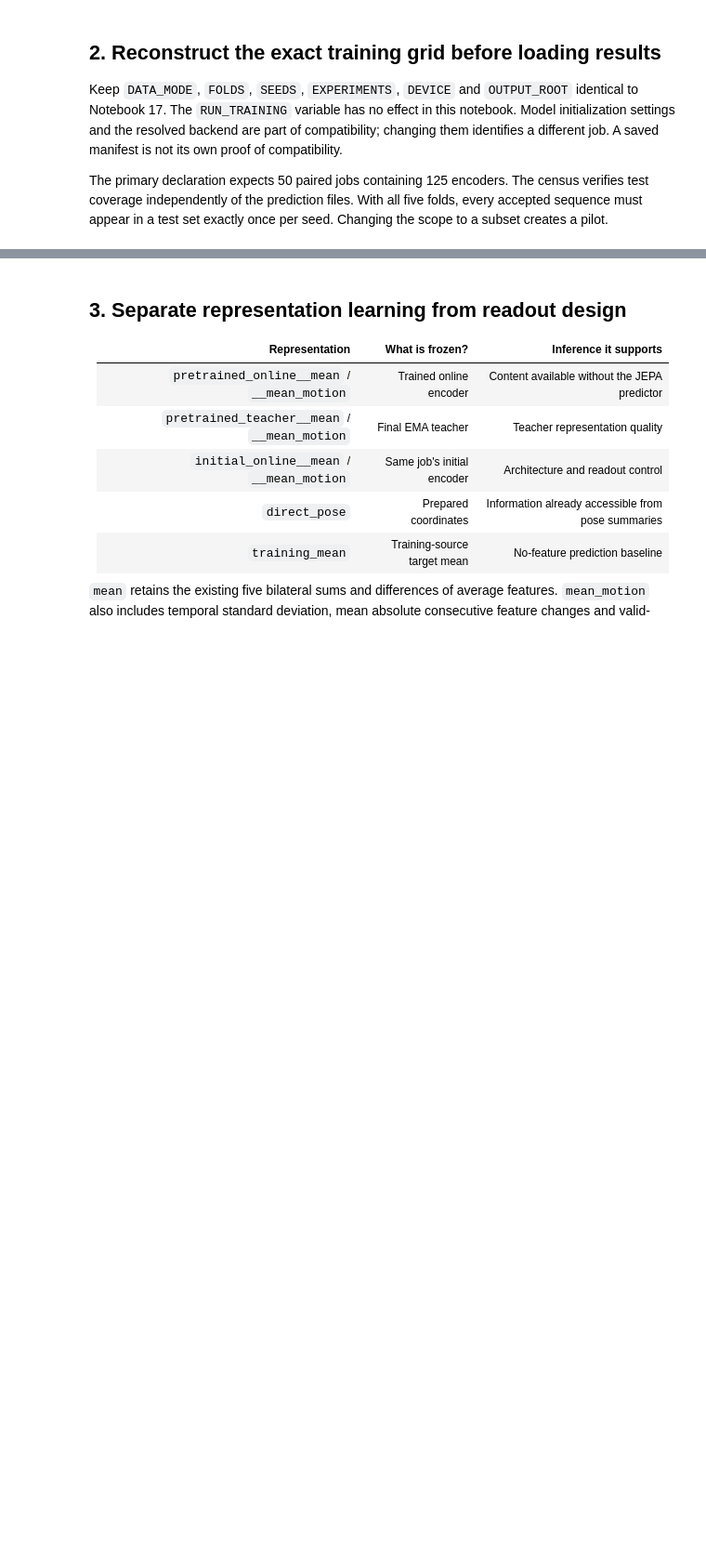
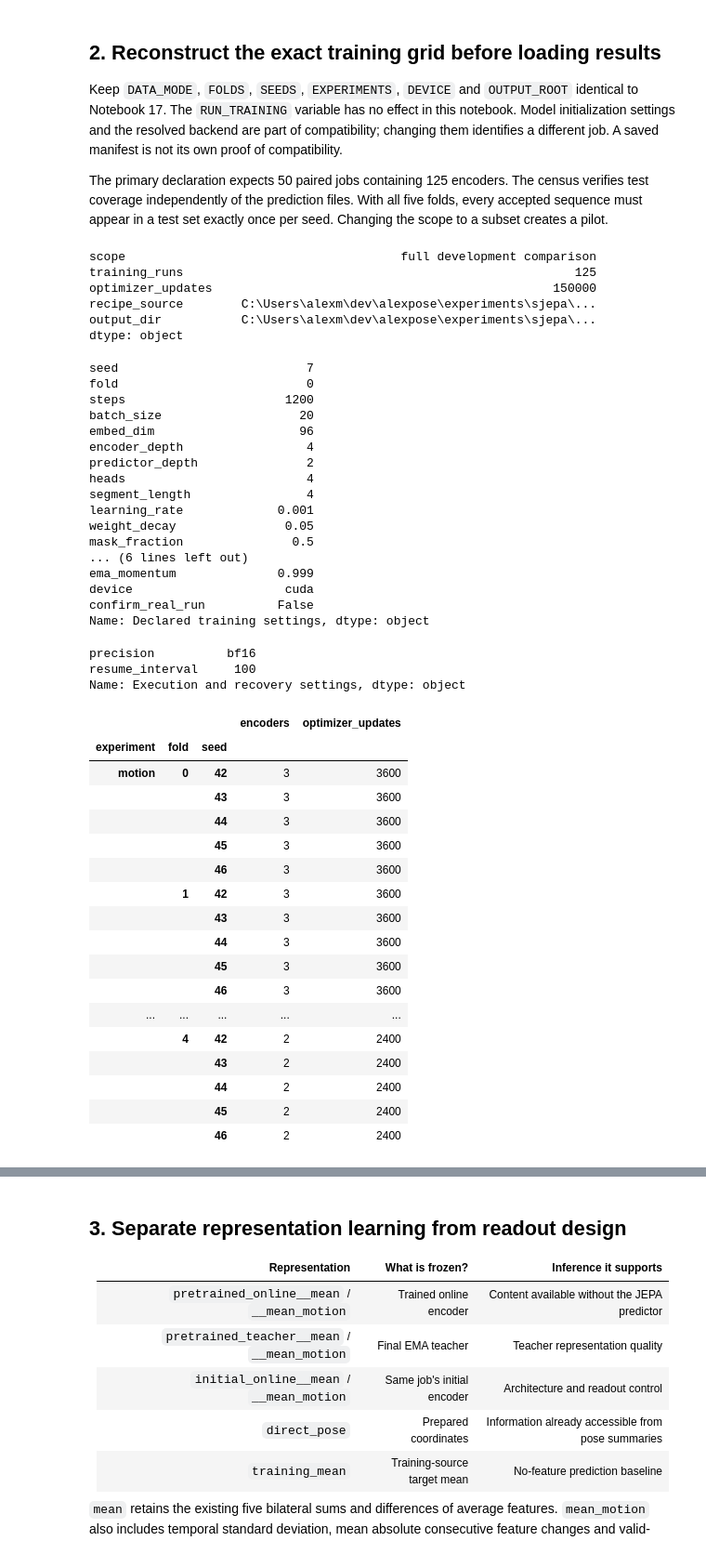
Before and after one commit to brilliantbeaver/alexpose, a Jupyter notebook: experiments/sjepa/gavd5-drift/neurips-laterality/18_motion_information_and_readout.ipynb, the cells around one changed output, grey strips where cells are left out. Shown at 93% size. Cells and saved outputs as stored; diff of their text form; code cells hidden in the pictures; blank space fills up the shorter version.

```diff
--- a/experiments/sjepa/gavd5-drift/neurips-laterality/18_motion_information_and_readout.ipynb
+++ b/experiments/sjepa/gavd5-drift/neurips-laterality/18_motion_information_and_readout.ipynb
@@ -110,0 +106,21 @@ print(f"Training enabled={RUN_TRAINING}; outputs={OUTPUT_ROOT}")
+# %%
+from laterality_extensions.motion_gavd import gavd_plan, readout_contrasts
+DATA_MODE = os.getenv("LATERALITY_MOTION_DATA_MODE", "gavd")
+FOLDS = (0, 1, 2, 3, 4)
+SEEDS = (42, 43, 44, 45, 46)
+EXPERIMENTS = tuple(os.getenv("LATERALITY_MOTION_EXPERIMENTS", "motion,regions").split(","))
+CREATE_MISSING_INPUTS = True
+DEVICE = os.getenv("LATERALITY_DEVICE", "auto")
+# Keep the numerical mode identical in Notebooks 17 and 18.
+PRECISION = os.getenv("LATERALITY_MOTION_PRECISION", "fp32")  # or "bf16" on native CUDA BF16 hardware
+RESUME_INTERVAL = int(os.getenv("LATERALITY_MOTION_RESUME_INTERVAL", "100"))
+# Same explicit training switch as Notebook 12; also accept the study-specific alias.
+RUN_TRAINING = os.getenv("LATERALITY_MOTION_RUN_REAL",
+                        os.getenv("LATERALITY_RESEARCH_RUN_REAL", "0")) == "1"
+if DATA_MODE == "synthetic":
+    FOLDS, SEEDS = (0,), (42,)
+    print("EXPLICIT SYNTHETIC SOFTWARE CHECK: one fold/seed, one update, no GAVD evidence")
+OUTPUT_ROOT = Path(os.getenv("LATERALITY_MOTION_OUTPUT_ROOT", str(SUITE_ROOT / "artifacts" /
+    ("motion_structured" if DATA_MODE == "gavd" else "motion_structured_synthetic"))))
+print(f"Mode={DATA_MODE}; folds={FOLDS}; seeds={SEEDS}; device={DEVICE}")
+print(f"Training enabled={RUN_TRAINING}; outputs={OUTPUT_ROOT}")
@@ -148,0 +206,56 @@ display(pd.DataFrame([{"experiment": e, **arm} for e, arms in plan["arms"].items
+# %%
+plan = gavd_plan(inputs, experiments=EXPERIMENTS, device=DEVICE, output_dir=OUTPUT_ROOT,
+                 precision=PRECISION, resume_interval=RESUME_INTERVAL)
+display(pd.Series({key: plan[key] for key in
+    ("scope", "training_runs", "optimizer_updates", "recipe_source", "output_dir")}))
+display(pd.Series(plan["settings"], name="Declared training settings"))
+display(pd.Series(plan["execution"], name="Execution and recovery settings"))
+display(plan["workload"].groupby(["experiment", "fold", "seed"], sort=False).agg(
+    encoders=("condition", "size"), optimizer_updates=("updates", "sum")))
+display(pd.DataFrame([{"experiment": e, **arm} for e, arms in plan["arms"].items()
+                      for arm in arms.values()]))
+# %% [output]
+scope                                      full development comparison
+training_runs                                                      125
+optimizer_updates                                               150000
+recipe_source        C:\Users\alexm\dev\alexpose\experiments\sjepa\...
+output_dir           C:\Users\alexm\dev\alexpose\experiments\sjepa\...
+dtype: object
+seed                          7
+fold                          0
+steps                      1200
+batch_size                   20
+embed_dim                    96
+encoder_depth                 4
+predictor_depth               2
+heads                         4
+segment_length                4
+learning_rate             0.001
+weight_decay               0.05
+mask_fraction               0.5
+... (6 lines left out)
+ema_momentum              0.999
+device                     cuda
+confirm_real_run          False
+Name: Declared training settings, dtype: object
+precision          bf16
+resume_interval     100
+Name: Execution and recovery settings, dtype: object
+|  |  |  | encoders | optimizer_updates |
+| experiment | fold | seed |  |  |
+| motion | 0 | 42 | 3 | 3600 |
+|  |  | 43 | 3 | 3600 |
+|  |  | 44 | 3 | 3600 |
+|  |  | 45 | 3 | 3600 |
+|  |  | 46 | 3 | 3600 |
+|  | 1 | 42 | 3 | 3600 |
+|  |  | 43 | 3 | 3600 |
+|  |  | 44 | 3 | 3600 |
+|  |  | 45 | 3 | 3600 |
+|  |  | 46 | 3 | 3600 |
+| ... | ... | ... | ... | ... |
+|  | 4 | 42 | 2 | 2400 |
+|  |  | 43 | 2 | 2400 |
+|  |  | 44 | 2 | 2400 |
+|  |  | 45 | 2 | 2400 |
+|  |  | 46 | 2 | 2400 |
```
Also changed, not shown: parts of 14 cells of this notebook, 32 other files.
